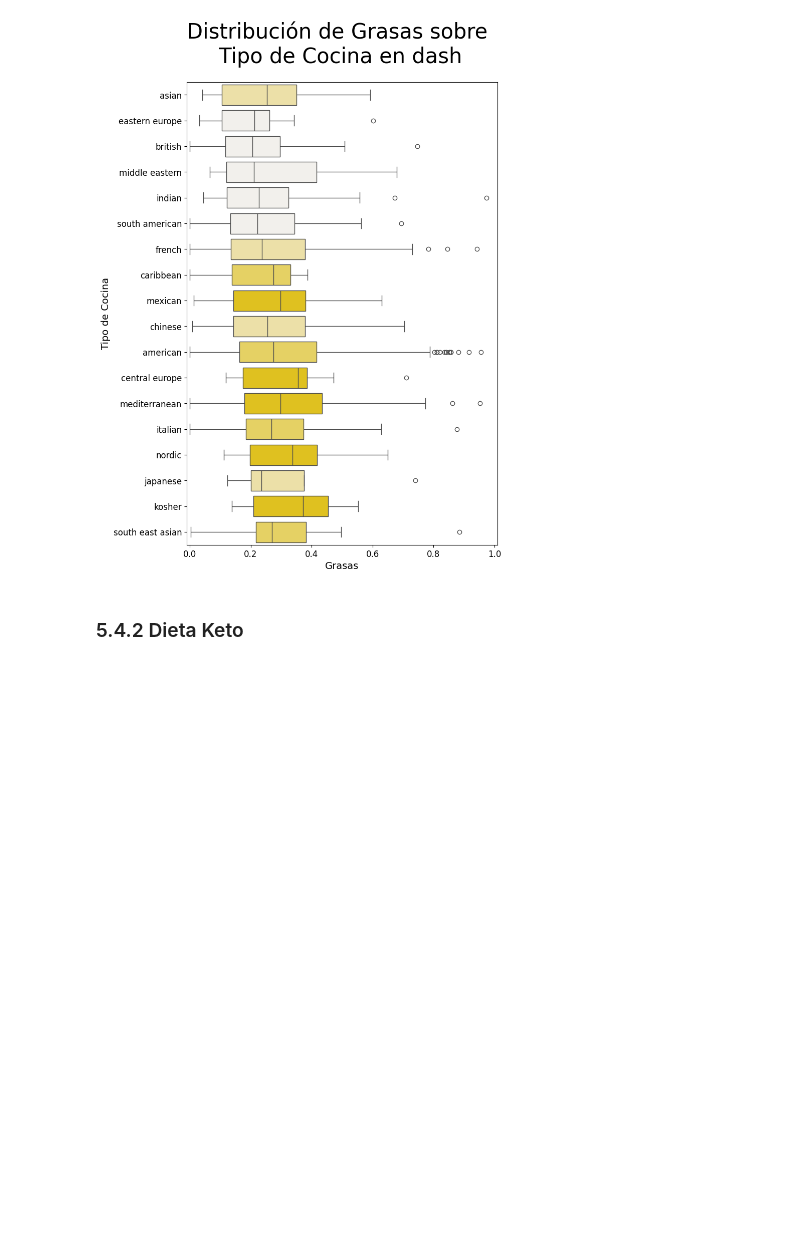
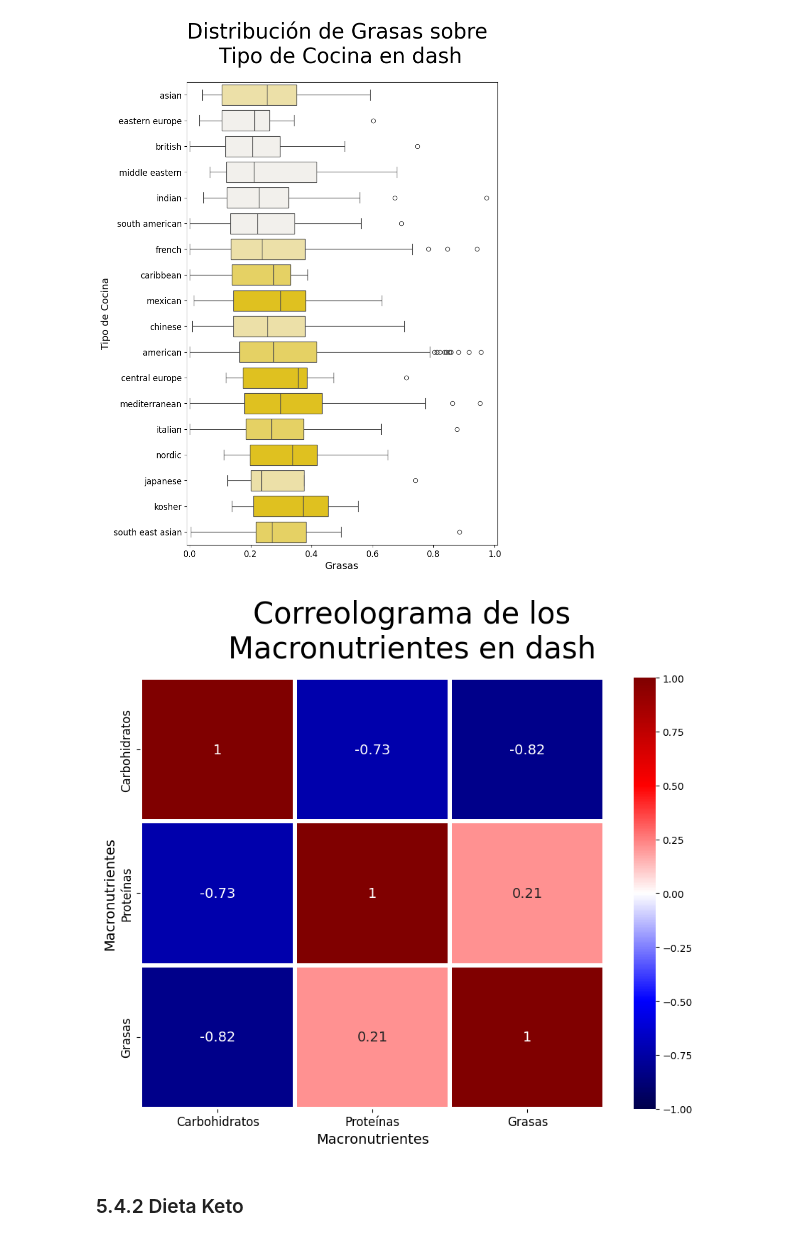
Before and after one commit to alexisuaguilaru/Analysis_Nutritional_Information, a Jupyter notebook: Documentation/AlexisAguilar_Reporte.ipynb, the cells around one changed output. Saved outputs shown, nothing was run; the diff lists cells and outputs as text; code cells hidden in the pictures; blank space fills up the shorter version.

Commit message:
ADD correologram by diet

```diff
--- a/Documentation/AlexisAguilar_Reporte.ipynb
+++ b/Documentation/AlexisAguilar_Reporte.ipynb
@@ -141,6 +141,23 @@ def PlotMacronutrientsByCuisine(Diets_Dataset:pd.DataFrame,Diet:str,Macronutrien
     title_base = f'Distribución de {MapTranslate[Macronutrient]} sobre\n Tipo de Cocina'
     title_base += f' en {Diet}' if Diet else ''
     __SetTitleFig(fig,title_base)
+# %%
+def PlotMacronutrientsCorreologram(Diets_Dataset:pd.DataFrame,Diet:str) -> None:
+    """
+        Función para gráficar el correleograma de los
+        macronutrientes de las recetas de una dieta
+        específica
+    """
+    fig , axes = plt.subplots(figsize=(9,8),layout='tight')
+
+    recipes_diet = Diets_Dataset.query("Diet_type == @Diet")[Macronutrients]
+    corr_matrix = recipes_diet.corr()
+
+    sns.heatmap(corr_matrix,vmin=-1,vmax=1,annot=True,cmap=Color_Map,ax=axes,annot_kws={'size':14},linecolor='white',linewidths=4)
+    __SetLabelsPlot(axes,'','Macronutrientes','Macronutrientes')
+    axes.set_xticklabels(MapTranslate.values())
+    axes.set_yticklabels(MapTranslate.values())
+    __SetTitleFig(fig,f'Correolograma de los\nMacronutrientes en {Diet}')
 # %%
 def PlotQQByDiet(Diets_Dataset:pd.DataFrame,Diet:str) -> None:
     """
@@ -405,6 +422,10 @@ for macronutrient in Macronutrients:
 [figure]
 [figure]
 [figure]
+# %%
+PlotMacronutrientsCorreologram(Diets_Dataset,diet)
+# %% [output]
+[figure, added]
 # %% [markdown]
 ### 5.4.2 Dieta Keto
 # %%
```
Also changed, not shown: parts of 5 cells of this notebook, 5 other files.
